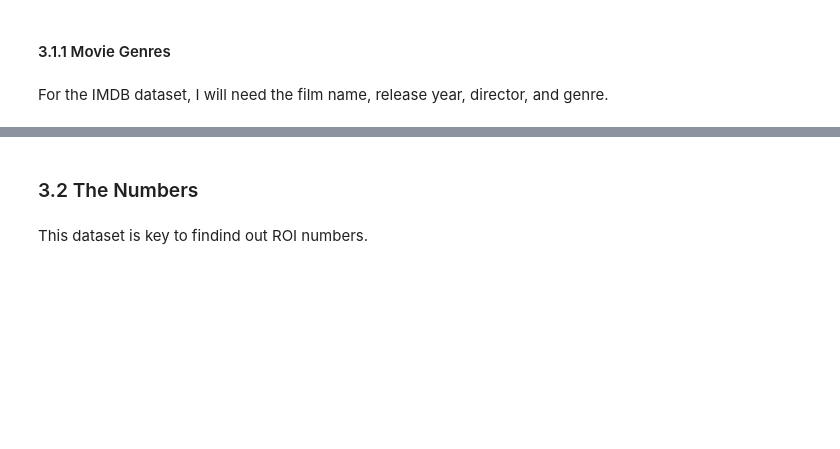
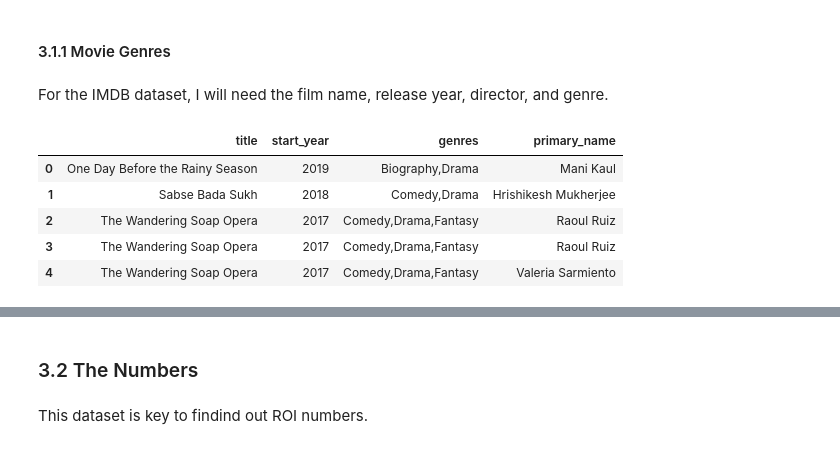
Before and after one commit to valentinav21/microsoft-movie-analysis, a Jupyter notebook: notebook.ipynb, the cells around one changed output, grey strips where cells are left out. Drawn from its saved outputs; the diff is of its cells as text; code cells hidden in the pictures; blank space fills up the shorter version.

```diff
--- a/notebook.ipynb
+++ b/notebook.ipynb
@@ -184,21 +209,31 @@ For the IMDB dataset, I will need the film name, release year, director, and gen
 # %%
 #Query relevant tables and preview data
 
 movies_data = pd.read_sql(
 """
 SELECT primary_title AS title,
        start_year,
        genres,
        primary_name
   FROM movie_basics
       JOIN directors
            USING(movie_id)
       JOIN persons
            USING(person_id)
   WHERE start_year BETWEEN 1969 AND 2019
+  AND movie_id IN (SELECT movie_id
+                   FROM movie_akas
+                   WHERE language = 'en')
 ;""", conn)
 
 movies_data.head()
+# %% [output]
+|  | title | start_year | genres | primary_name |
+| 0 | One Day Before the Rainy Season | 2019 | Biography,Drama | Mani Kaul |
+| 1 | Sabse Bada Sukh | 2018 | Comedy,Drama | Hrishikesh Mukherjee |
+| 2 | The Wandering Soap Opera | 2017 | Comedy,Drama,Fantasy | Raoul Ruiz |
+| 3 | The Wandering Soap Opera | 2017 | Comedy,Drama,Fantasy | Raoul Ruiz |
+| 4 | The Wandering Soap Opera | 2017 | Comedy,Drama,Fantasy | Valeria Sarmiento |
 # %%
 movies_data.info()
 # %% [output]
```
Also changed, not shown: parts of 14 cells of this notebook.
